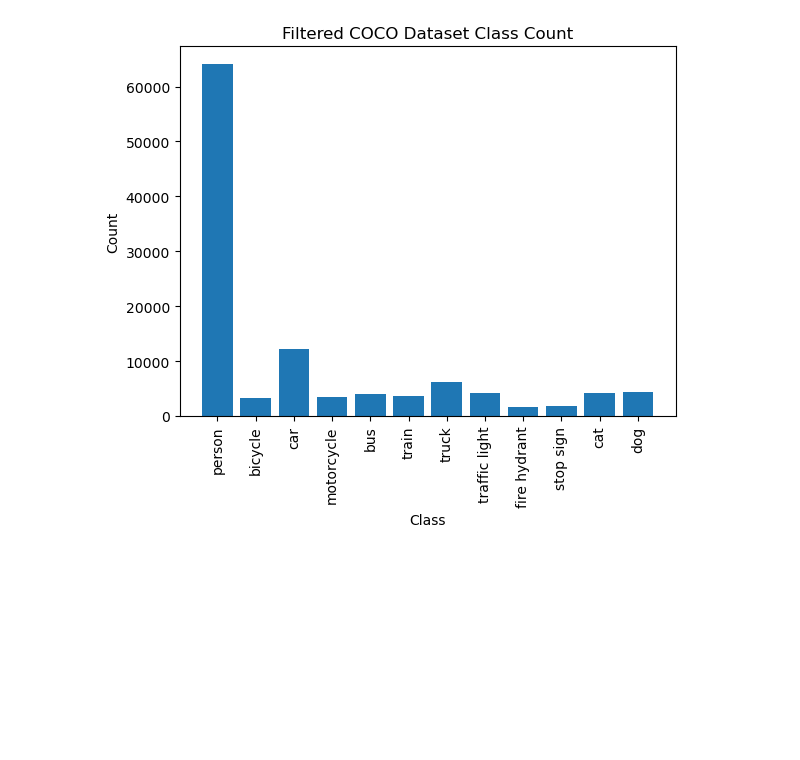
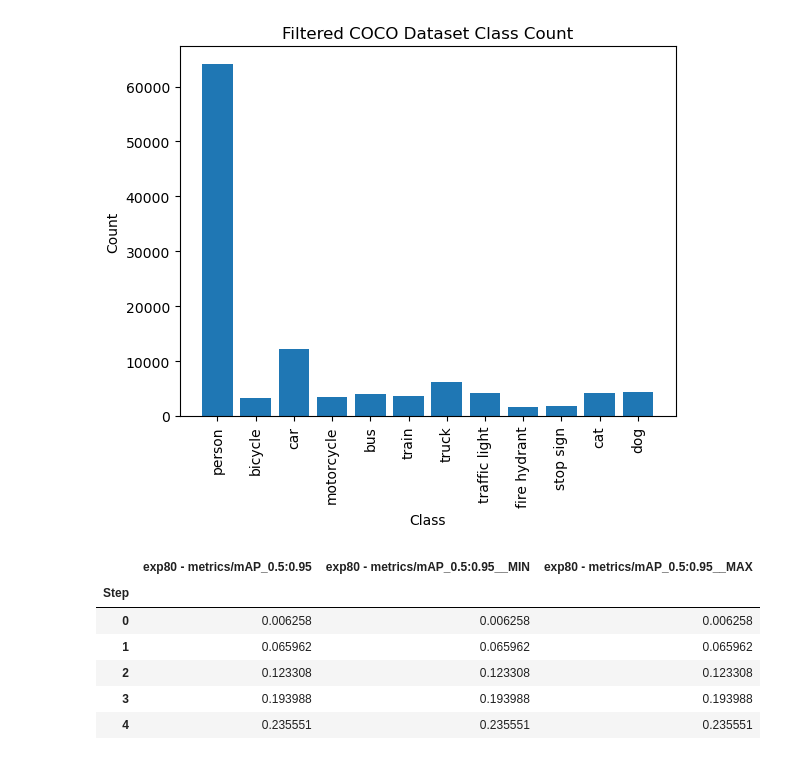
Before and after one commit to ChanifRusydi/machine_learning, a Jupyter notebook: YOLOv8Detection.ipynb, the cells around one changed output. Saved outputs shown, nothing was run; the diff lists cells and outputs as text; code cells hidden in the pictures; blank space fills up the shorter version.

```diff
--- a/YOLOv8Detection.ipynb
+++ b/YOLOv8Detection.ipynb
@@ -373,0 +379,10 @@ plt.show()
+# %%
+yolov7.head()
+# %% [output]
+|  | exp80 - metrics/mAP_0.5:0.95 | exp80 - metrics/mAP_0.5:0.95__MIN | exp80 - metrics/mAP_0.5:0.95__MAX |
+| Step |  |  |  |
+| 0 | 0.006258 | 0.006258 | 0.006258 |
+| 1 | 0.065962 | 0.065962 | 0.065962 |
+| 2 | 0.123308 | 0.123308 | 0.123308 |
+| 3 | 0.193988 | 0.193988 | 0.193988 |
+| 4 | 0.235551 | 0.235551 | 0.235551 |
```
Also changed, not shown: parts of 9 cells of this notebook, 7 other files.
